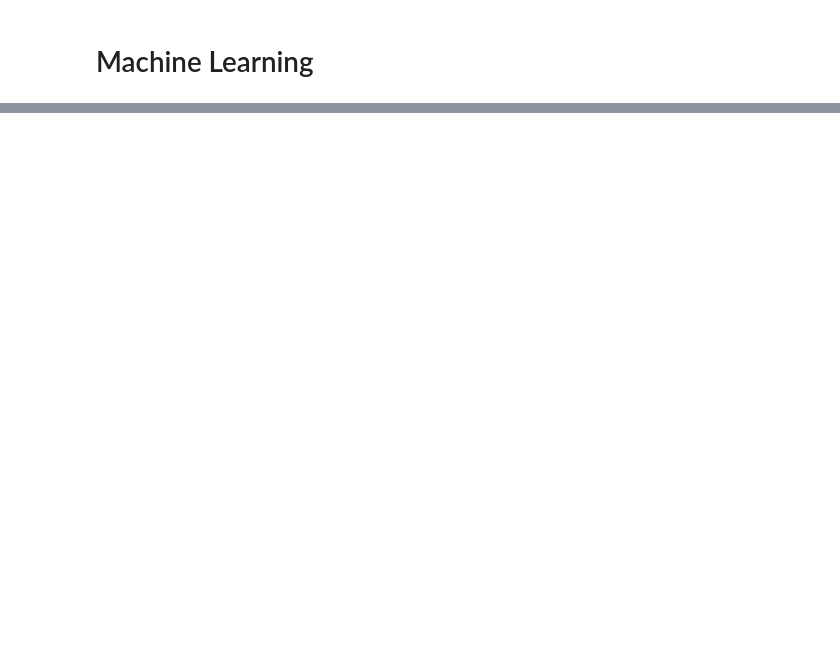
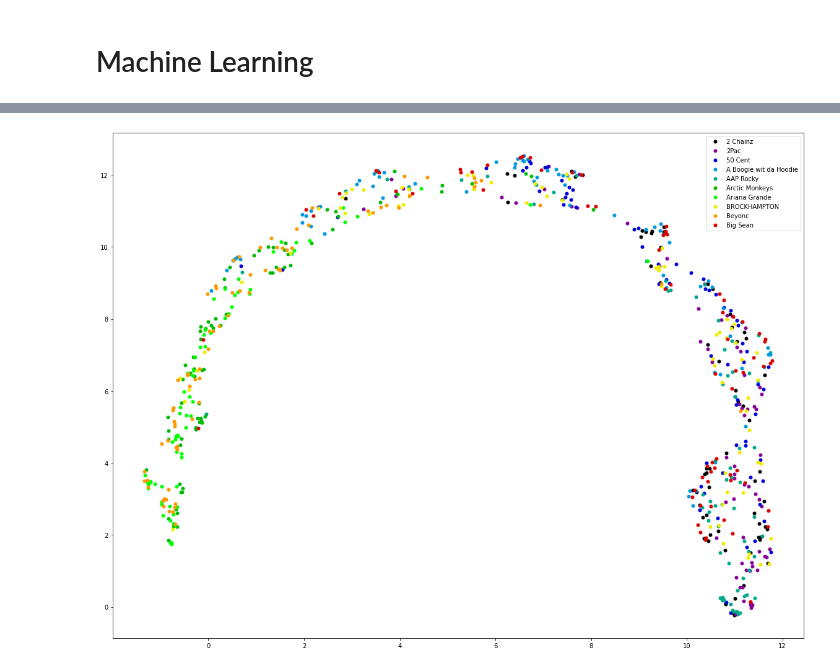
Before and after one commit to sciapponi/LyricStyleSpace, a Jupyter notebook: prototype_learning.ipynb, the cells around one changed output, grey strips where cells are left out. Drawn from its saved outputs; the diff is of its cells as text; code cells hidden in the pictures; blank space fills up the shorter version.

Commit message:
Training and visualization

```diff
--- a/prototype_learning.ipynb
+++ b/prototype_learning.ipynb
@@ -363,6 +356,8 @@ class EpisodicSampler(object):
                    support_input_ids.long(),
                    support_attention_mask.long(),
                    support_target.long())
+    def __len__(self):
+      return self.n_episodes
 # %%
 import torch
 from transformers import AutoModel, AutoTokenizer
@@ -620,4 +640,4 @@ Some weights of the model checkpoint at bert-base-uncased were not used when ini
 # %%
-train(model,train_sampler,None,None,1,device)
+train(model,train_sampler,None,None,5,device)
 # %% [output]
 Beginning training.
@@ -624,0 +655,41 @@ Epoch: 0
+# %%
+from torch.utils.data import DataLoader
+def get_all_embeddings(dataset, model,device):
+  dataloader = DataLoader(dataset,batch_size=16)
+  embeddings = []
+  labels = []
+  model.eval()
+  with torch.no_grad():
+    for _,((input_ids,attention_mask),label), in enumerate(tqdm(dataloader)):
+      labels.append(label)
+      input_ids = input_ids.to(device)
+      attention_mask = attention_mask.to(device)
+      embeddings.append(model.compute_embeddings(query_input_ids=input_ids,query_attention_mask=attention_mask))
+  return torch.vstack(embeddings), torch.cat(labels)
+# %%
+from cycler import cycler
+
+def visualize_embeddings(embeddings, labels,label_mappings):
+  label_set = np.unique(labels)
+  num_classes = len(label_set)
+  plt.figure(figsize=(20,15))
+  plt.gca().set_prop_cycle(
+      cycler(
+          "color", [plt.cm.nipy_spectral(i) for i in np.linspace(0,0.9, num_classes)]
+      )
+  )
+
+  for i in range(num_classes):
+    idx = (labels==label_set[i])
+    plt.plot(embeddings[idx,0], embeddings[idx,1], ".", markersize=10, label=label_mappings[label_set[i]])
+  plt.legend(loc="best", markerscale=1)
+  plt.show()
+# %%
+import umap
+# Visualize the new embeddings
+umap_visualizer = umap.UMAP()
+embeddings, labels = get_all_embeddings(MyDataset(train_features), model,device)
+embeddings_reduced = umap_visualizer.fit_transform(embeddings.cpu().numpy())
+visualize_embeddings(embeddings_reduced, labels.cpu().numpy(),artists_mappings)
+# %% [output]
+[figure, added]
```
Also changed, not shown: parts of 13 cells of this notebook.
